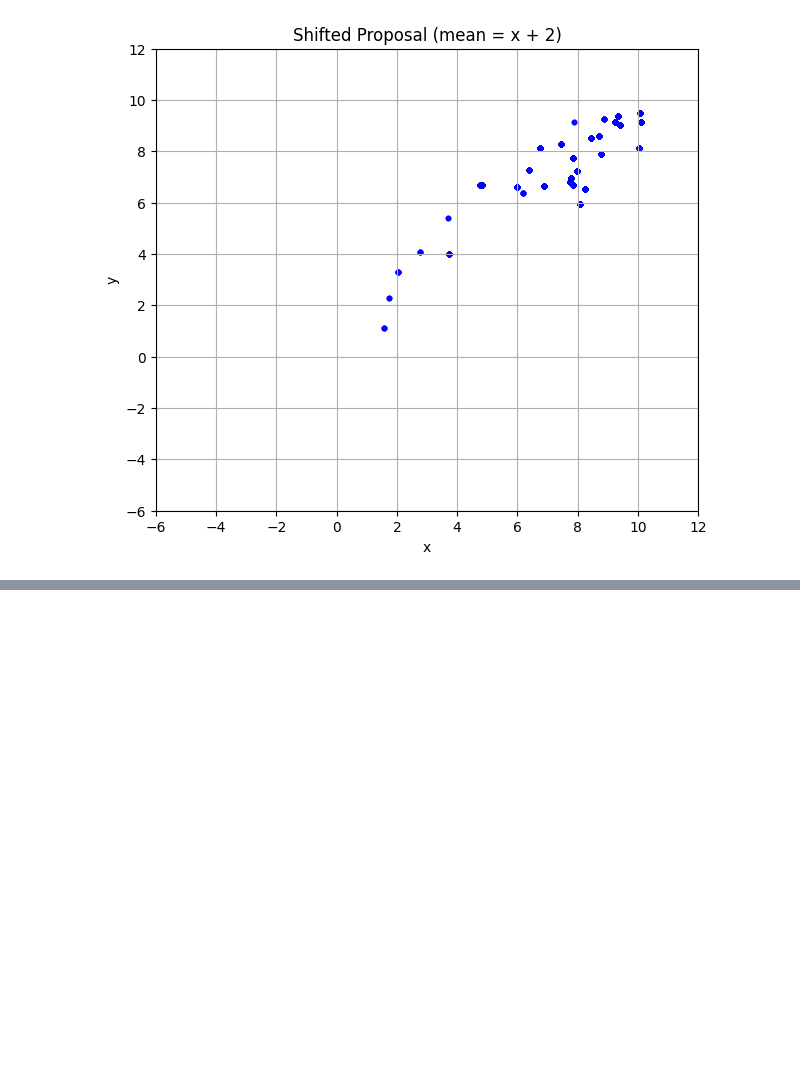
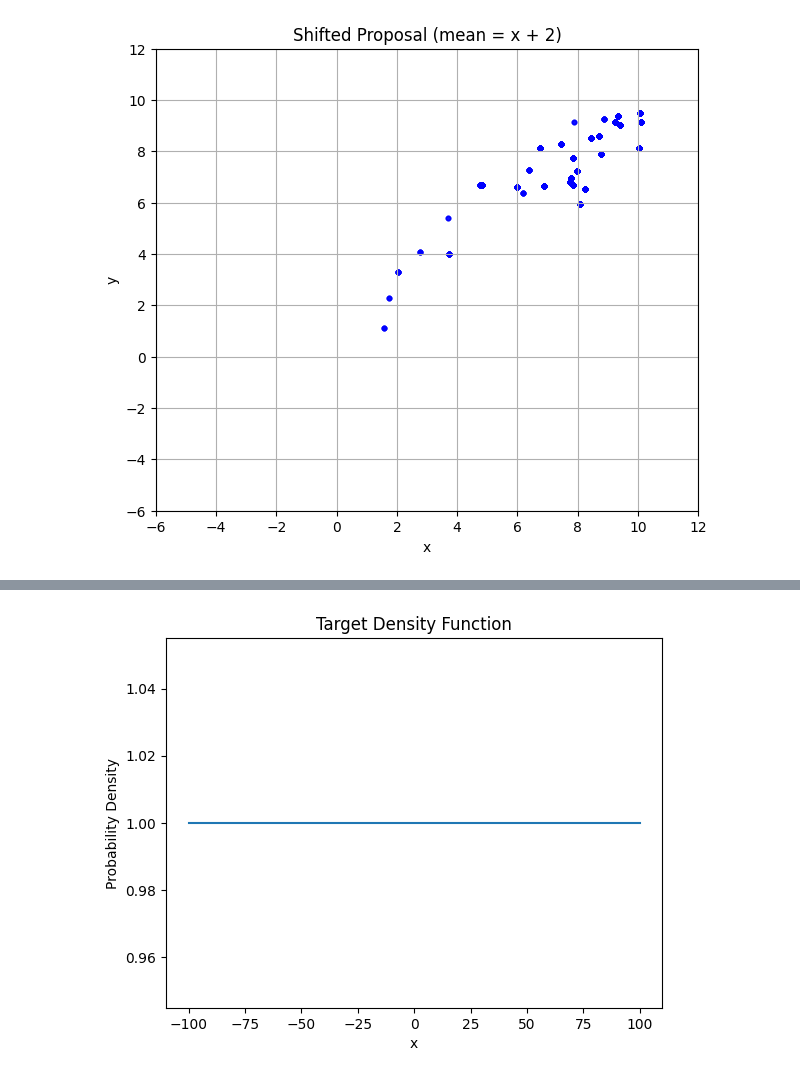
Before and after one commit to GJ-007-sage/KSP---GRBs, a Jupyter notebook: MH_MCMC_Sampler.ipynb, the cells around one changed output, grey strips where cells are left out. Drawn from its saved outputs; the diff is of its cells as text; code cells hidden in the pictures; blank space fills up the shorter version.

```diff
--- a/MH_MCMC_Sampler.ipynb
+++ b/MH_MCMC_Sampler.ipynb
@@ -649,0 +679,18 @@ plt.show()
+# %%
+# Target density: Gaussian with mean 2 and variance 2
+def target_density(x):
+    #return 1  # Improper flat density
+    return np.ones_like(x)
+
+#generates a sequence of 500 evenly spaced values between -2 and 6 using NumPy's linspace function.
+x_vals = np.linspace(-100, 100, 500)
+true_pdf = target_density(x_vals)
+
+#plot the graph
+plt.plot(x_vals, true_pdf)
+plt.xlabel('x')
+plt.ylabel('Probability Density')
+plt.title('Target Density Function')
+plt.show()
+# %% [output]
+[figure, added]
```
Also changed, not shown: parts of 13 cells of this notebook.
